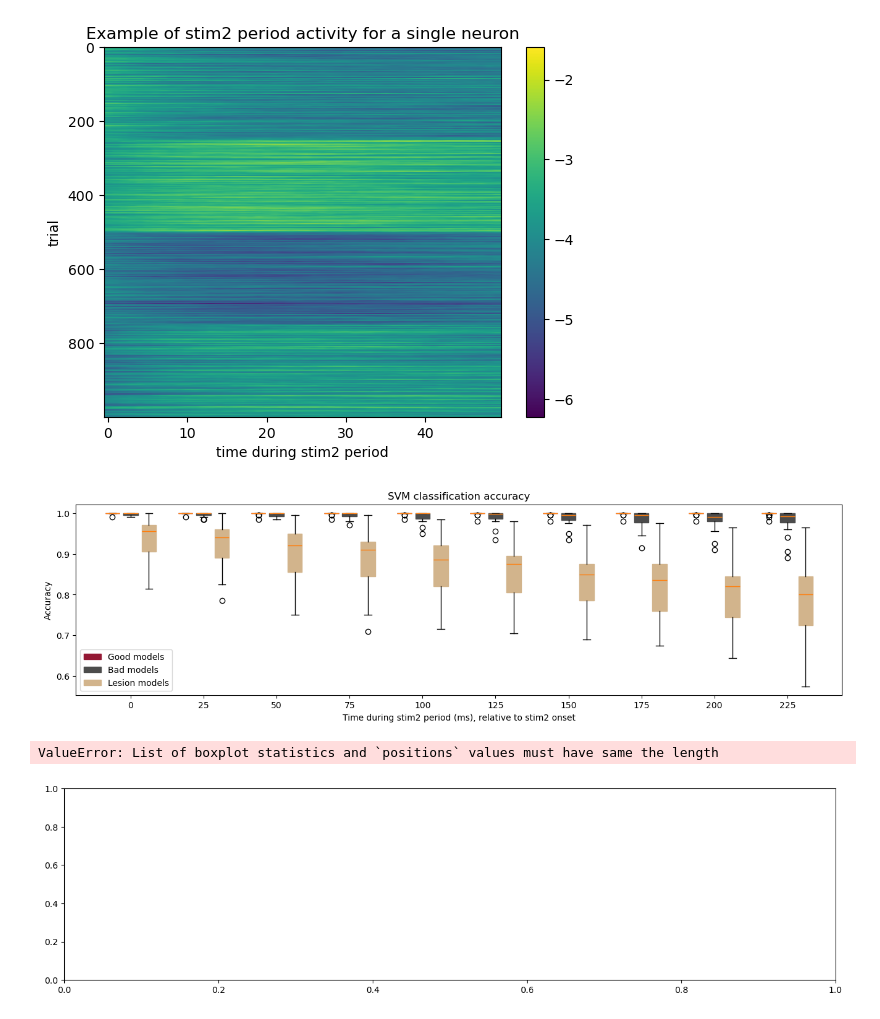
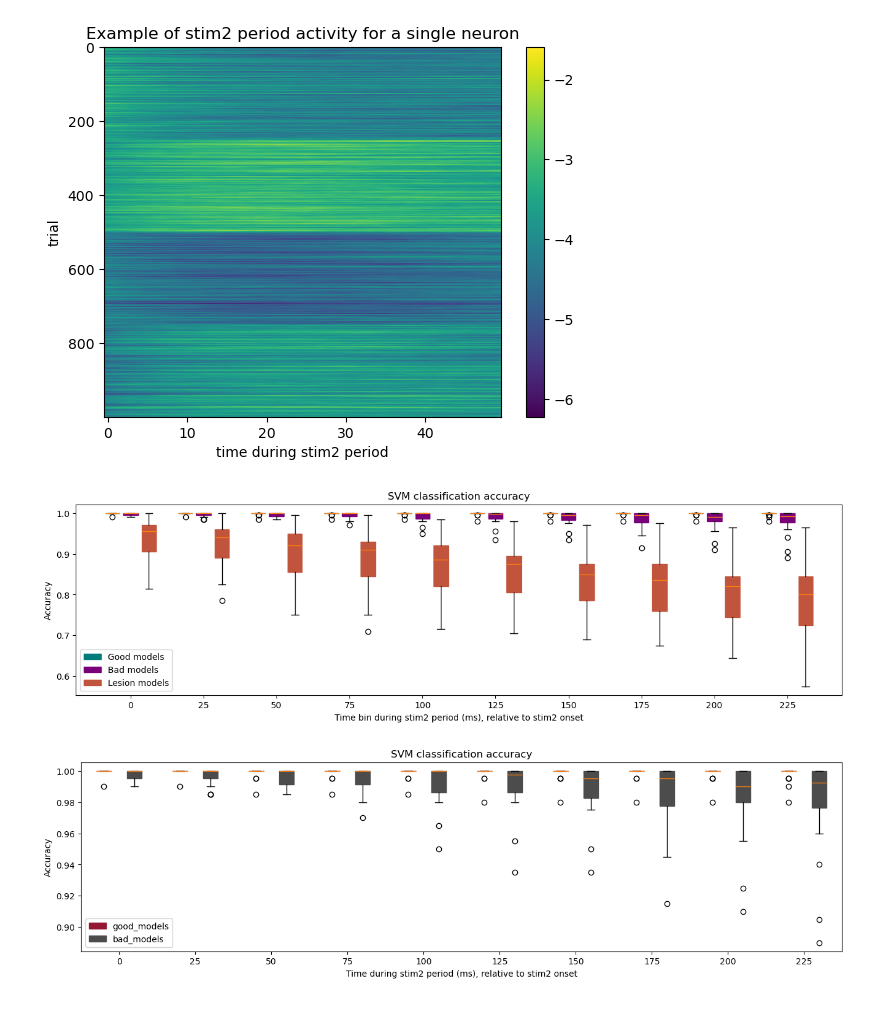
Before and after one commit to renee-tung/spikeRNN, a Jupyter notebook: analysis_code/model_eval/decoding_stim1_v1.ipynb, the cells around one changed output. Cells and saved outputs as stored; diff of their text form; code cells hidden in the pictures.

Commit message:
remaining cosyne plots

```diff
--- a/analysis_code/model_eval/decoding_stim1_v1.ipynb
+++ b/analysis_code/model_eval/decoding_stim1_v1.ipynb
@@ -875,7 +871,7 @@ plt.show()
 [figure]
 # %%
 # colors = ['#941834', '#4C4C4C']
-colors = ['#941834', '#4C4C4C', '#D2B48C']
+colors = ['#007A7A', '#7A007A', '#C0543C']
 # %%
 # convert into paired boxplots
 
@@ -888,35 +884,39 @@ plot_sep = 0.25
 
 for i in range(n_bins):
     # Define the boxprops to set the color
     boxprops = dict(facecolor=colors[0], color=colors[0])  # Use the first color in your list (adjust if needed)
 
     # Plot boxplots for each model type, specifying positions, widths, and box properties
     plt.boxplot([all_accs[0][:,i]],
                 positions=[i-plot_sep],
                 widths=0.2,
                 patch_artist=True,
                 boxprops=boxprops)
 
     # You can modify colors dynamically if you want different colors for different boxplots:
     boxprops = dict(facecolor=colors[1], color=colors[1])  # Adjust color for the next box
     plt.boxplot([all_accs[1][:,i]], positions=[i], widths=0.2, patch_artist=True, boxprops=boxprops)
 
     boxprops = dict(facecolor=colors[2], color=colors[2])  # Adjust color for the next box
     plt.boxplot([all_accs[2][:,i]], positions=[i+plot_sep], widths=0.2, patch_artist=True, boxprops=boxprops)
 
 
 legend_handles.append(Patch(color=colors[0], label='Good models'))
 legend_handles.append(Patch(color=colors[1], label='Bad models'))
 legend_handles.append(Patch(color=colors[2], label='Lesion models'))
 
 plt.xticks(range(n_bins), [int((bin[0]-settings['stim_on'] - settings['stim_dur'] - settings['delay'])/200*1000) for bin in time_bins])
 plt.ylabel('Accuracy')
-plt.xlabel('Time during stim2 period (ms), relative to stim2 onset')
+plt.xlabel('Time bin during stim2 period (ms), relative to stim2 onset')
 plt.title(f'SVM classification accuracy')
 plt.legend(handles=legend_handles, loc='best')
+
+# save fig as svg
+plt.savefig('/home/nuttidalab/Documents/spikeRNN/results/2025_Cosyne/Poster/decoding_stim2_period.svg', format='svg')
+
 plt.show()
 # %% [output]
-[figure, old version]
+[figure, new version]
 # %%
 # convert into paired boxplots
 
@@ -946,5 +946,4 @@ plt.title(f'SVM classification accuracy')
 plt.legend(handles=legend_handles, loc='best')
 plt.show()
 # %% [output]
-ValueError: List of boxplot statistics and `positions` values must have same the length
-[figure, old version]
+[figure, new version]
```
Also changed, not shown: parts of 3 cells of this notebook, 6 other files.
